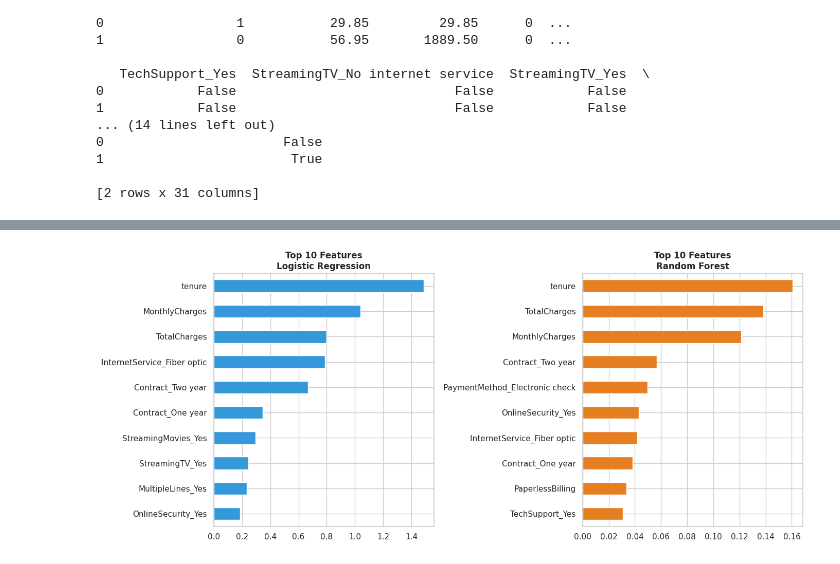
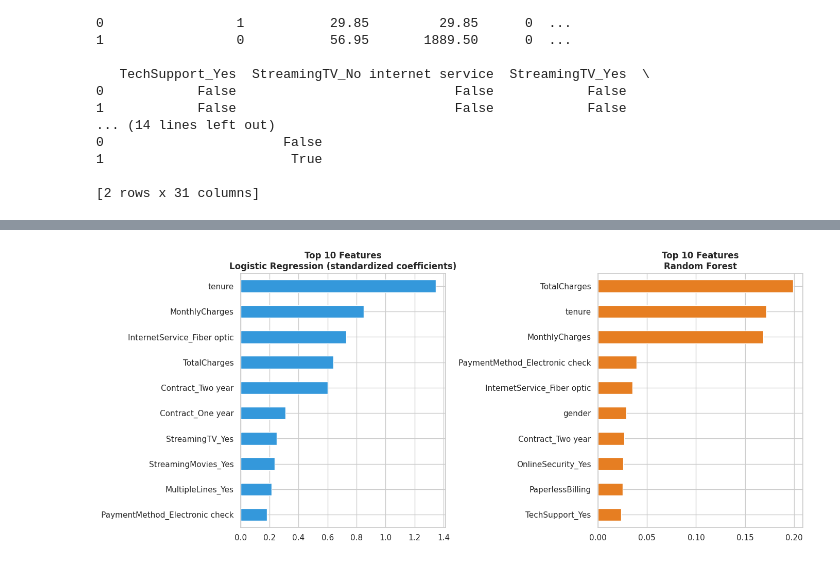
Before and after one commit to Syed-Awais10/telecom-churn-analysis, a Jupyter notebook: Telecom-churn-analysis.ipynb, the cells around one changed output, grey strips where cells are left out. Cells and saved outputs as stored; diff of their text form; code cells hidden in the pictures.

```diff
--- a/Telecom-churn-analysis.ipynb
+++ b/Telecom-churn-analysis.ipynb
@@ -522,25 +494,25 @@ Churn rate in test set: 0.266
 # %%
+from sklearn.pipeline import Pipeline
+from sklearn.preprocessing import StandardScaler
 from sklearn.linear_model import LogisticRegression
 from sklearn.ensemble import RandomForestClassifier
 from sklearn.metrics import classification_report, confusion_matrix, roc_auc_score
 
-# Logistic Regression
-lr_model = LogisticRegression(max_iter=1000, random_state=42)
+lr_model = Pipeline([("scale", StandardScaler()),
+                     ("lr", LogisticRegression(max_iter=1000, random_state=42))])
+rf_model = RandomForestClassifier(n_estimators=100, random_state=42)  # default settings, untuned
+
 lr_model.fit(X_train, y_train)
+rf_model.fit(X_train, y_train)
 lr_preds = lr_model.predict(X_test)
-
-# Random Forest
-rf_model = RandomForestClassifier(n_estimators=100, random_state=42)
-rf_model.fit(X_train, y_train)
 rf_preds = rf_model.predict(X_test)
 
 print("=== Logistic Regression ===")
 print(classification_report(y_test, lr_preds))
-print("ROC-AUC:", roc_auc_score(y_test, lr_model.predict_proba(X_test)[:,1]).round(3))
-
+print("ROC-AUC:", roc_auc_score(y_test, lr_model.predict_proba(X_test)[:, 1]).round(3))
 print("\n=== Random Forest ===")
 print(classification_report(y_test, rf_preds))
-print("ROC-AUC:", roc_auc_score(y_test, rf_model.predict_proba(X_test)[:,1]).round(3))
+print("ROC-AUC:", roc_auc_score(y_test, rf_model.predict_proba(X_test)[:, 1]).round(3))
 # %% [output]
 === Logistic Regression ===
               precision    recall  f1-score   support
@@ -642,30 +612,21 @@ Threshold    Precision    Recall       F1
 # %%
-# Get feature names
-feature_names = df_model.drop(columns=['Churn']).columns
+feature_names = X.columns
 
-# Logistic Regression coefficients
 lr_importance = pd.Series(
-    abs(lr_model.coef_[0]),
-    index=feature_names
+    abs(lr_model.named_steps["lr"].coef_[0]), index=feature_names
 ).sort_values(ascending=False).head(10)
 
-# Random Forest importance
 rf_importance = pd.Series(
-    rf_model.feature_importances_,
-    index=feature_names
+    rf_model.feature_importances_, index=feature_names
 ).sort_values(ascending=False).head(10)
 
 fig, axes = plt.subplots(1, 2, figsize=(14, 6))
-
 lr_importance.plot.barh(ax=axes[0], color='#3498db')
-axes[0].set_title('Top 10 Features\nLogistic Regression', fontweight='bold')
+axes[0].set_title('Top 10 Features\nLogistic Regression (standardized coefficients)', fontweight='bold')
 axes[0].invert_yaxis()
-
 rf_importance.plot.barh(ax=axes[1], color='#e67e22')
 axes[1].set_title('Top 10 Features\nRandom Forest', fontweight='bold')
 axes[1].invert_yaxis()
-
-plt.tight_layout()
-plt.show()
+plt.tight_layout(); plt.show()
 # %% [output]
-[figure, old version]
+[figure, new version]
```
Also changed, not shown: parts of 23 cells of this notebook.
